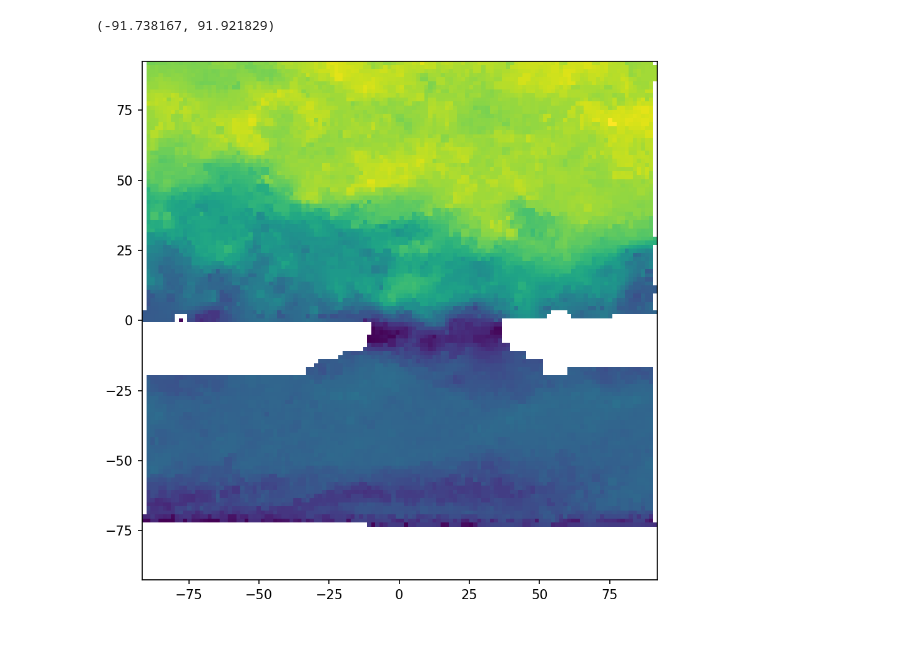
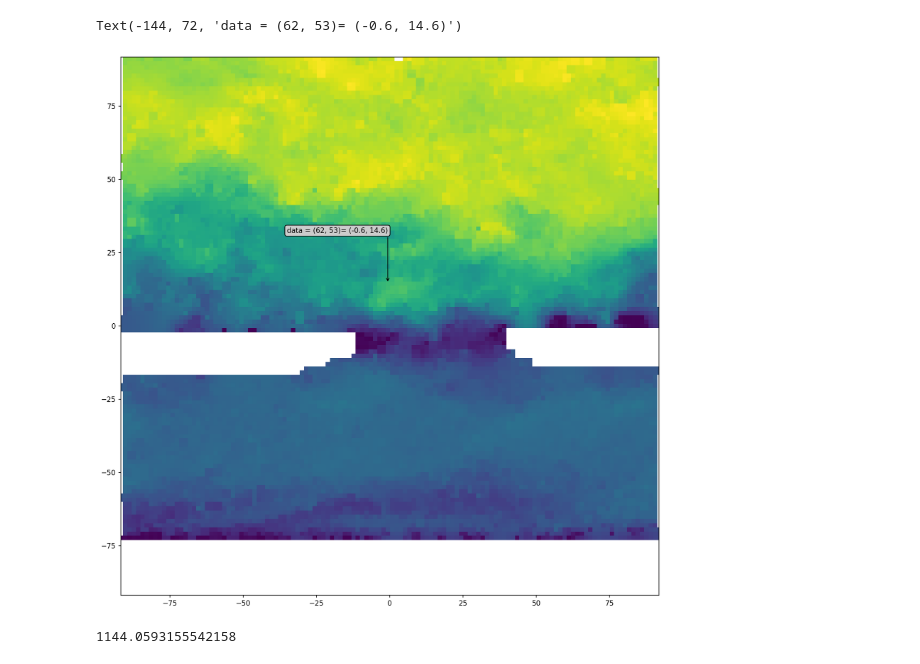
Before and after one commit to Havrevoll/Ribber, a Jupyter notebook: delaunay_test.ipynb, the cells around one changed output. Drawn from its saved outputs; the diff is of its cells as text; code cells hidden in the pictures.

Commit message:
Har laga fleire dokument for plotting av ymse.

```diff
--- a/delaunay_test.ipynb
+++ b/delaunay_test.ipynb
@@ -25,10 +25,42 @@ with h5py.File(Path("./data/rib50_Q40_1.hdf5")) as f:
     -32.92238764,   -1.74414708
 # %%
 V_mag_reshape = np.hypot(u, v)
+dx = x[0,1]-x[0,0]
+dy = y[1,0]-y[0,0]
 myDPI = 150
-fig, ax = plt.subplots(figsize=(1234/myDPI,1080/myDPI),dpi=myDPI)
-ax.imshow(V_mag_reshape[:,:], extent=[x[0,0],x[0,-1], y[-1,0], y[0,0]], interpolation='none')
+fig, ax = plt.subplots(figsize=(2234/myDPI,2080/myDPI),dpi=myDPI)
+ax.imshow(V_mag_reshape[:,:], extent=[x[0,0]-dx/2,x[0,-1]+dx/2, y[-1,0]-dy/2, y[0,0]+dy/2], interpolation='none')
 ax.set_xlim([x[0,0],x[0,-1]])
+
+x_i = 62
+y_i=53
+xdata, ydata = x[0,x_i], y[y_i,0]
+# xdisplay, ydisplay = ax.transData.transform((xdata, ydata))
+
+bbox = dict(boxstyle="round", fc="0.8")
+arrowprops = dict(
+    arrowstyle="->",
+    connectionstyle="angle,angleA=0,angleB=90,rad=10")
+
+offset = 72
+ax.annotate(
+    #f"data = ({xdata:.1f}, {ydata:.1f})",
+    f"data = ({x_i}, {y_i})= ({xdata:.1f}, {ydata:.1f})",
+    (xdata, ydata),
+    xytext=(-2*offset, offset), textcoords='offset points',
+    bbox=bbox, arrowprops=arrowprops)
+
+
+
+# ax.annotate(
+#     f'display = ({xdisplay:.1f}, {ydisplay:.1f})',
+#     xy=(xdisplay, ydisplay), xycoords='figure pixels',
+#     xytext=(0.5*offset, -offset), textcoords='offset points',
+#     bbox=bbox, arrowprops=arrowprops)
 # %% [output]
-(-91.738167, 91.921829)
+Text(-144, 72, 'data = (62, 53)= (-0.6, 14.6)')
-[figure, old version]
+[figure, new version]
+# %%
+xdisplay
+# %% [output]
+1144.0593155542158
```
Also changed, not shown: parts of 1 cell of this notebook, 4 other files.
